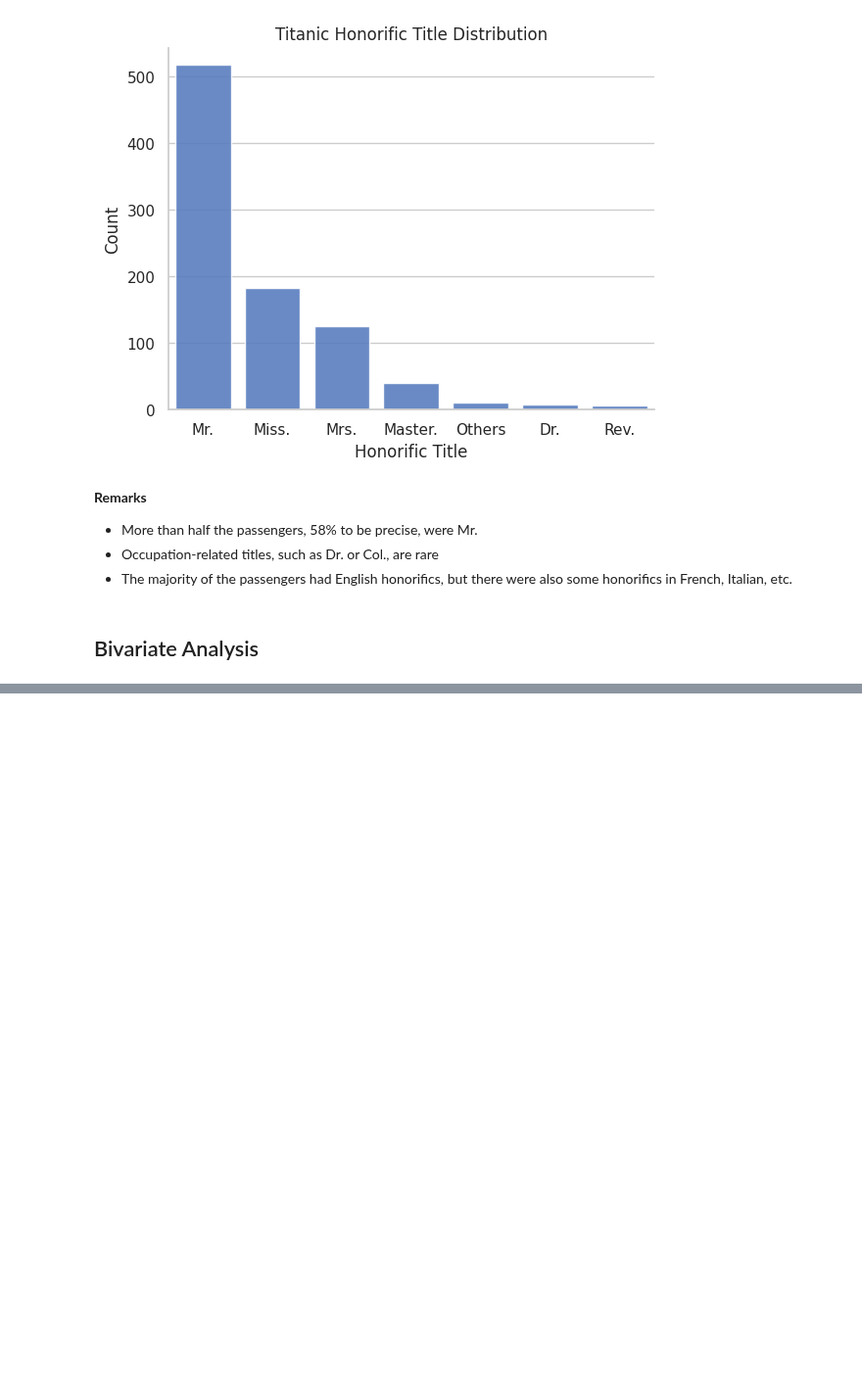
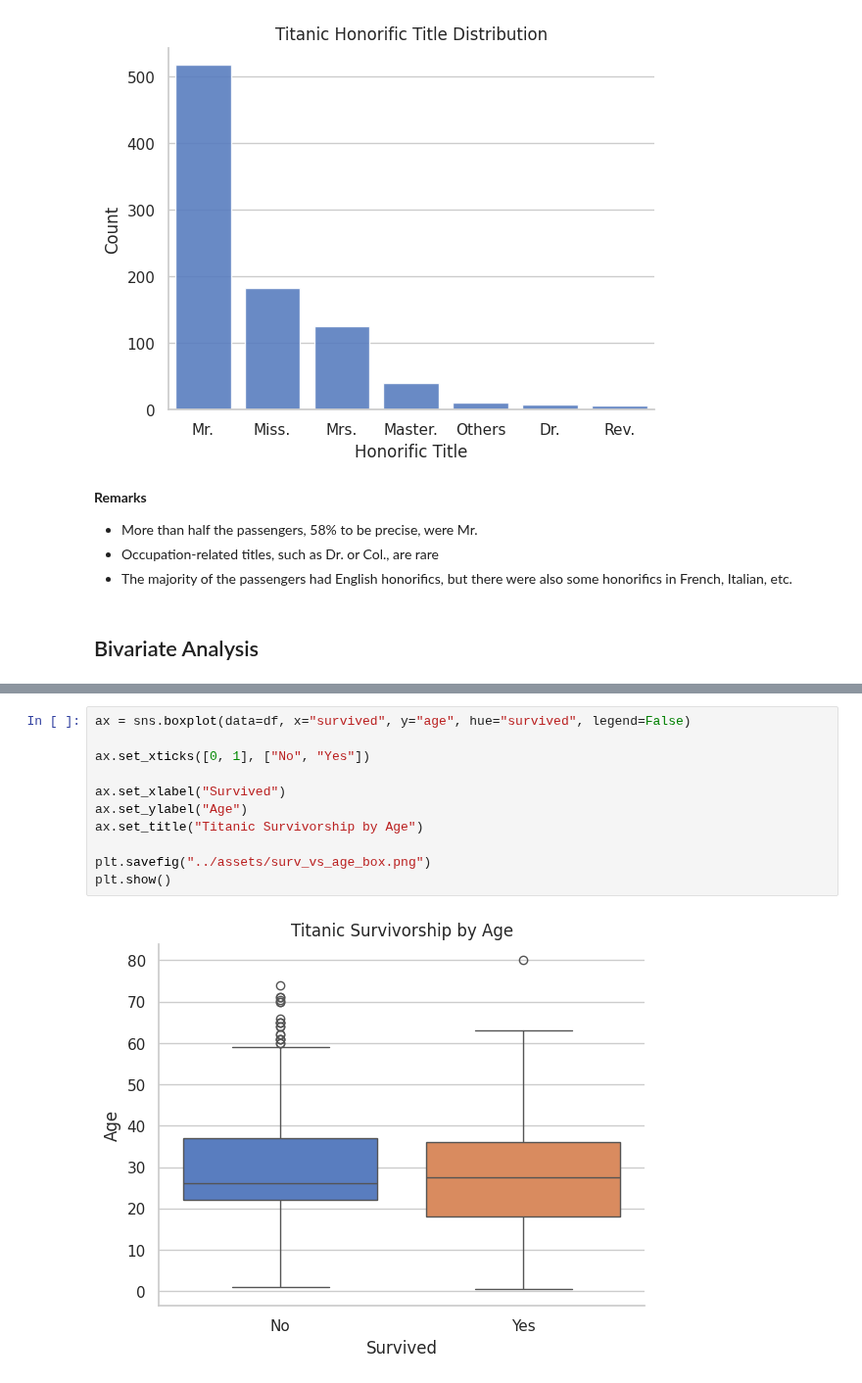
Before and after one commit to dunarand/Kaggle-Titanic-Competition, a Jupyter notebook: notebooks/3 - Exploratory Data Analysis.ipynb, the cells around one changed output, grey strips where cells are left out. Shown at 98% size. Saved outputs shown, nothing was run; the diff lists cells and outputs as text; blank space fills up the shorter version.

```diff
--- a/notebooks/3 - Exploratory Data Analysis.ipynb
+++ b/notebooks/3 - Exploratory Data Analysis.ipynb
@@ -880,0 +1079,13 @@ some honorifics in French, Italian, etc.
+# %%
+ax = sns.boxplot(data=df, x="survived", y="age", hue="survived", legend=False)
+
+ax.set_xticks([0, 1], ["No", "Yes"])
+
+ax.set_xlabel("Survived")
+ax.set_ylabel("Age")
+ax.set_title("Titanic Survivorship by Age")
+
+plt.savefig("../assets/surv_vs_age_box.png")
+plt.show()
+# %% [output]
+[figure, added]
```
Also changed, not shown: parts of 91 cells of this notebook, 20 other files.
